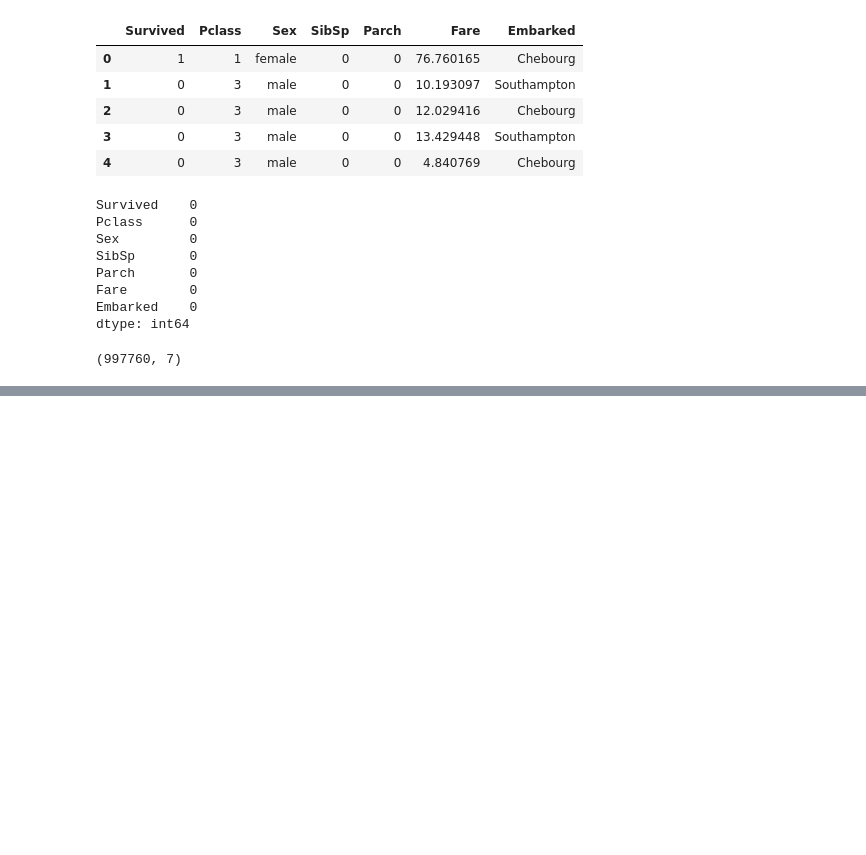
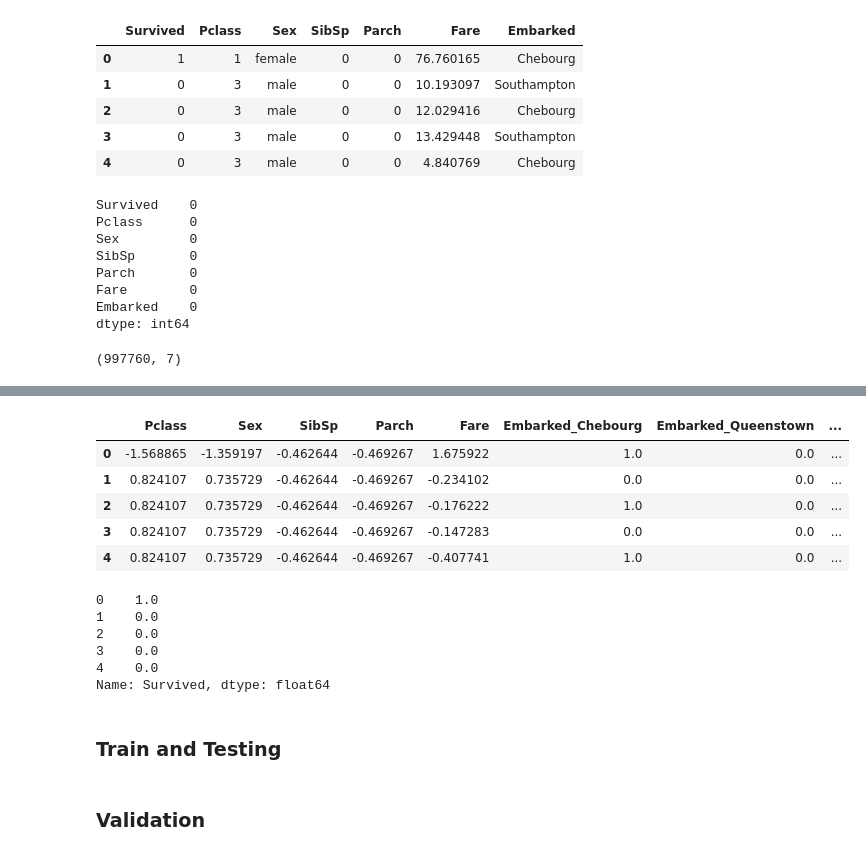
Before and after one commit to Arun-Jawlia/Titanic-Survival-Prediction-1Million-Dataset-Classifier, a Jupyter notebook: project.ipynb, the cells around one changed output, grey strips where cells are left out. Saved outputs shown, nothing was run; the diff lists cells and outputs as text; code cells hidden in the pictures; blank space fills up the shorter version.

```diff
--- a/project.ipynb
+++ b/project.ipynb
@@ -127,0 +242,2 @@ data.shape
+# %%
+X = data.drop(columns='Survived')
@@ -127,0 +246,18 @@ data.shape
+# %%
+X.head()
+# %% [output]
+|  | Pclass | Sex | SibSp | Parch | Fare | Embarked_Chebourg | Embarked_Queenstown | ... |
+| 0 | -1.568865 | -1.359197 | -0.462644 | -0.469267 | 1.675922 | 1.0 | 0.0 | ... |
+| 1 | 0.824107 | 0.735729 | -0.462644 | -0.469267 | -0.234102 | 0.0 | 0.0 | ... |
+| 2 | 0.824107 | 0.735729 | -0.462644 | -0.469267 | -0.176222 | 1.0 | 0.0 | ... |
+| 3 | 0.824107 | 0.735729 | -0.462644 | -0.469267 | -0.147283 | 0.0 | 0.0 | ... |
+| 4 | 0.824107 | 0.735729 | -0.462644 | -0.469267 | -0.407741 | 1.0 | 0.0 | ... |
+# %%
+y.head()
+# %% [output]
+0    1.0
+1    0.0
+2    0.0
+3    0.0
+4    0.0
+Name: Survived, dtype: float64
@@ -127,0 +266,2 @@ data.shape
+# %% [markdown]
+### Train and Testing
@@ -127,0 +270,2 @@ data.shape
+# %% [markdown]
+### Validation
```
Also changed, not shown: parts of 36 cells of this notebook, 3 other files.
